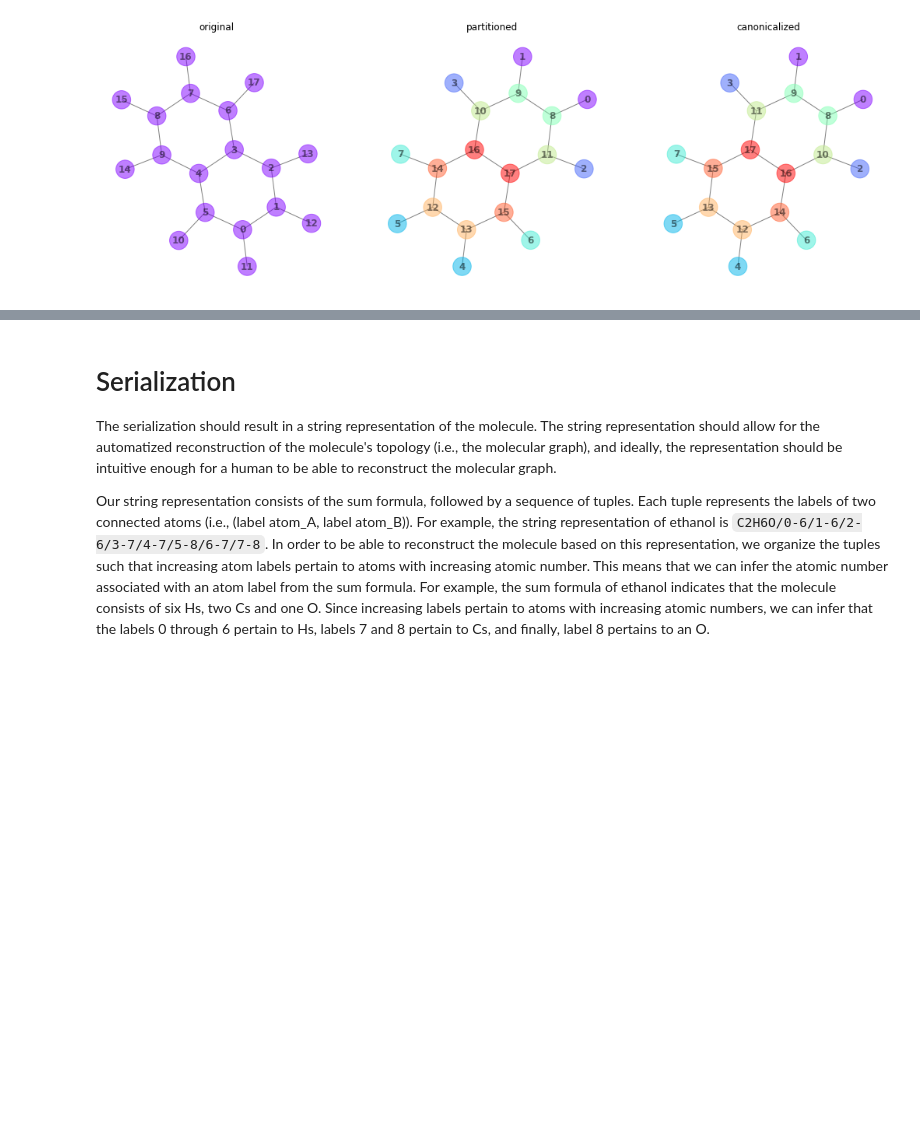
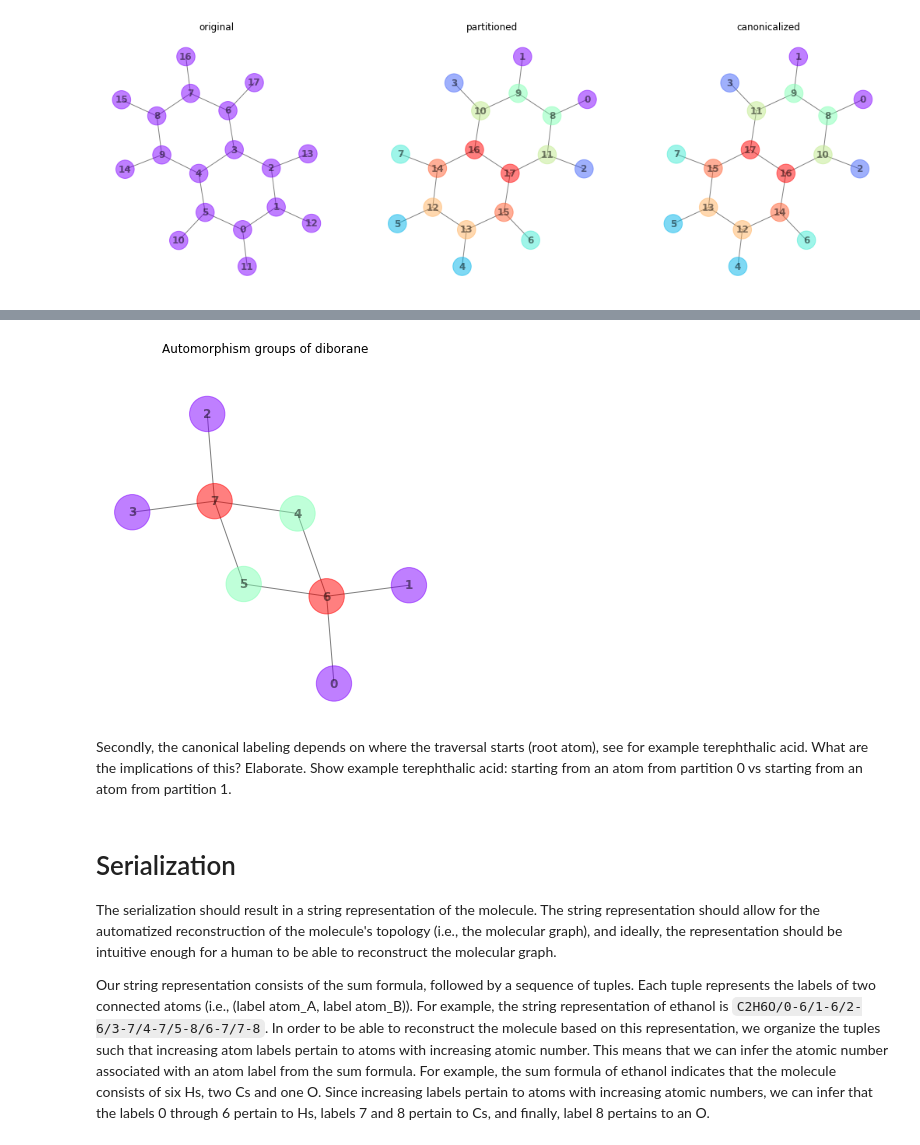
Before and after one commit to TUCAN-nest/TUCAN, a Jupyter notebook: demo_canonicalization.ipynb, the cells around one changed output, grey strips where cells are left out. Cells and saved outputs as stored; diff of their text form; code cells hidden in the pictures; blank space fills up the shorter version.

Commit message:
Continued desciption of molecule traversal.

```diff
--- a/demo_canonicalization.ipynb
+++ b/demo_canonicalization.ipynb
@@ -216,3 +223,10 @@ Current atom index: 5.  Re-labeling to 5.
+# %%
+m = graph_from_file(construct_filepath("diborane"))
+draw_molecules([canonicalize_molecule(m)], [""], highlight="partition", title="Automorphism groups of diborane")
+# %% [output]
+[figure, added]
+# %% [markdown]
+Secondly, the canonical labeling depends on where the traversal starts (root atom), see for example terephthalic acid. What are the implications of this? Elaborate. Show example terephthalic acid: starting from an atom from partition 0 vs starting from an atom from partition 1.
 # %% [markdown]
 # Serialization
 The serialization should result in a string representation of the molecule. The string representation should allow for the automatized reconstruction of the molecule's topology (i.e., the molecular graph), and ideally, the representation should be intuitive enough for a human to be able to reconstruct the molecular graph.
```
Also changed, not shown: parts of 8 cells of this notebook.
